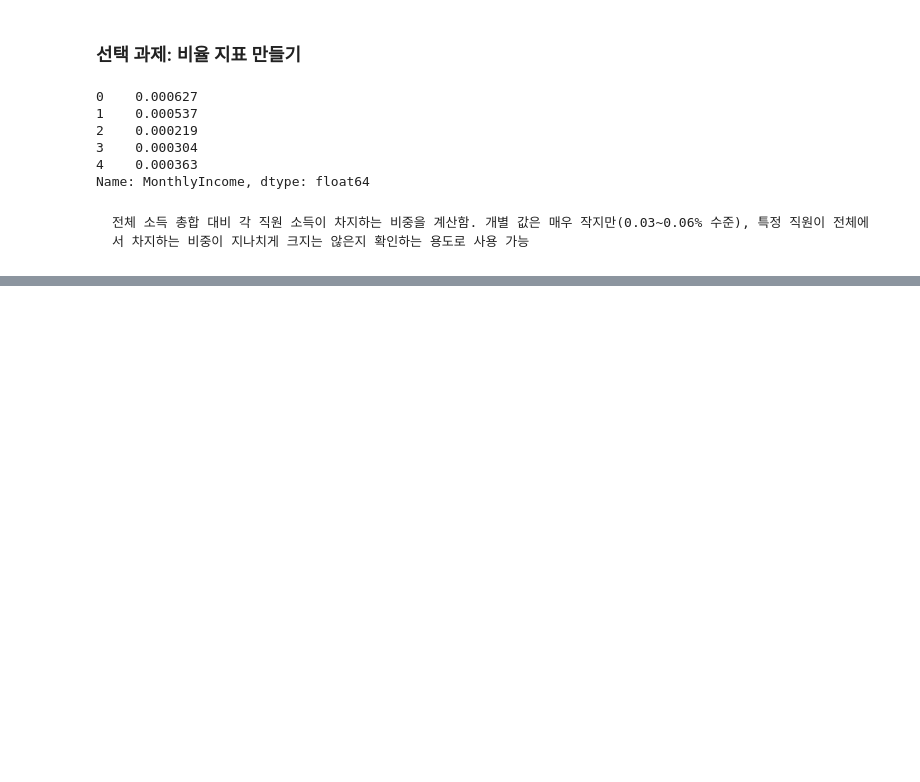
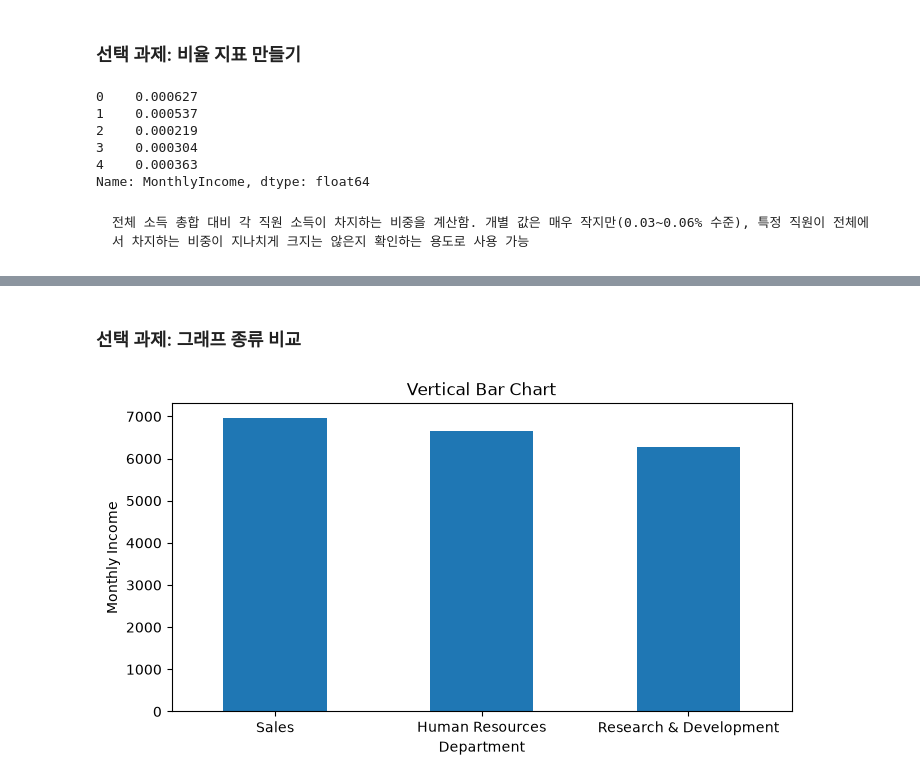
Before and after one commit to jinuuuuuuuuuuu/Python, a Jupyter notebook: 파이썬_과제_수행.ipynb, the cells around one changed output, grey strips where cells are left out. Cells and saved outputs as stored; diff of their text form; code cells hidden in the pictures; blank space fills up the shorter version.

```diff
--- a/파이썬_과제_수행.ipynb
+++ b/파이썬_과제_수행.ipynb
@@ -241,0 +307,14 @@ Name: MonthlyIncome, dtype: float64
+# %% [markdown]
+### 선택 과제: 그래프 종류 비교
+# %%
+summary = df_clean.groupby("Department")["MonthlyIncome"].mean().sort_values(ascending=False)
+
+plt.figure(figsize=(8, 4))
+summary.plot(kind="bar")
+plt.title("Vertical Bar Chart")
+plt.xlabel("Department")
+plt.ylabel("Monthly Income")
+plt.xticks(rotation=0)
+plt.show()
+# %% [output]
+[figure, added]
```
Also changed, not shown: parts of 12 cells of this notebook, 6 other files.
